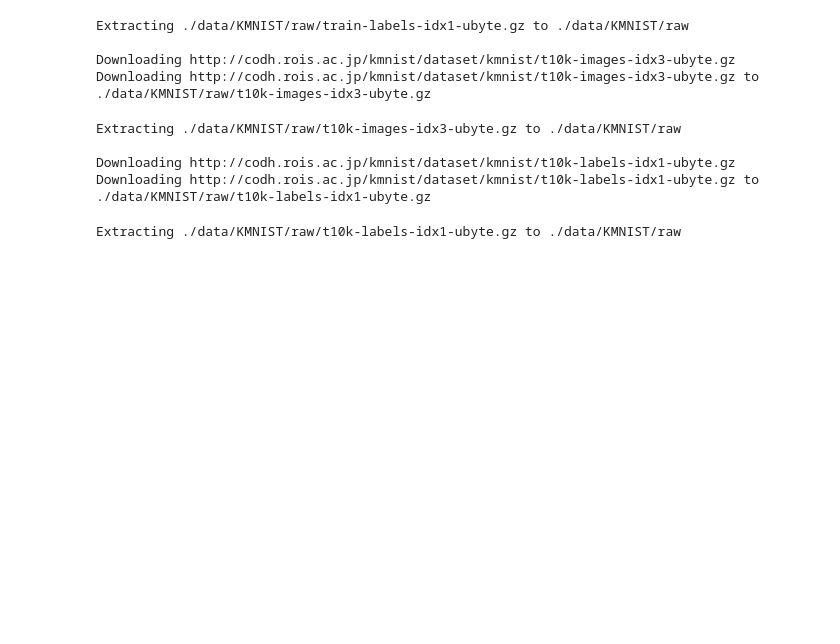
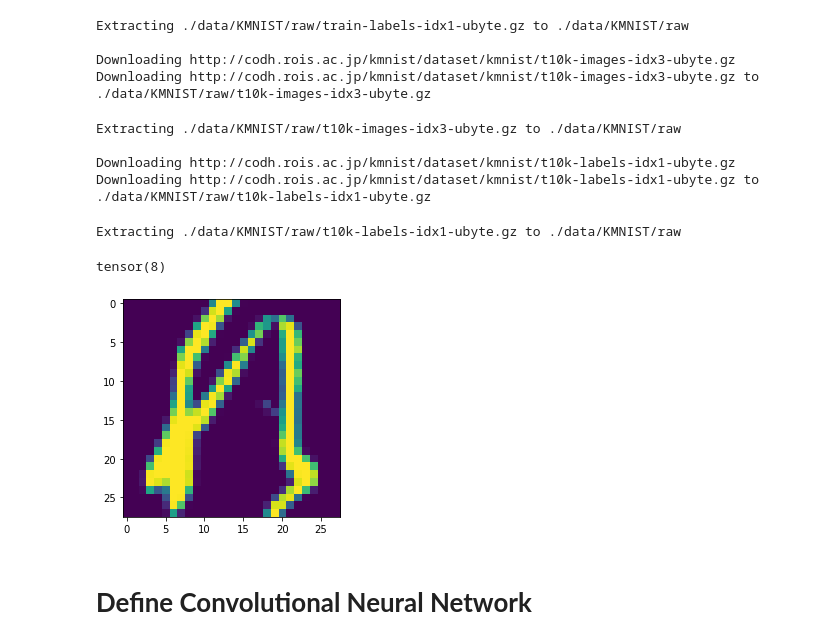
Before and after one commit to davidraamirez/GradientWithoutBackpropagation, a Jupyter notebook: CNN_bwd_gradient.ipynb, the cells around one changed output. Drawn from its saved outputs; the diff is of its cells as text; code cells hidden in the pictures; blank space fills up the shorter version.

```diff
--- a/CNN_bwd_gradient.ipynb
+++ b/CNN_bwd_gradient.ipynb
@@ -40,3 +48,10 @@ Extracting ./data/KMNIST/raw/t10k-labels-idx1-ubyte.gz to ./data/KMNIST/raw
 # %%
 # This loads data with both data conversion.
 train_data = torchvision.datasets.KMNIST('./data', train=True, transform=T.ToTensor())
+# %%
+# We visualize the first sample of the dataset
+plt.imshow(train_data.data[0])
+print(train_data.targets[0])
+# %% [output]
+tensor(8)
+[figure, added]
@@ -42,0 +68,2 @@ train_data = torchvision.datasets.KMNIST('./data', train=True, transform=T.ToTen
+# %% [markdown]
+# **Define Convolutional Neural Network**
```
Also changed, not shown: parts of 26 cells of this notebook.
